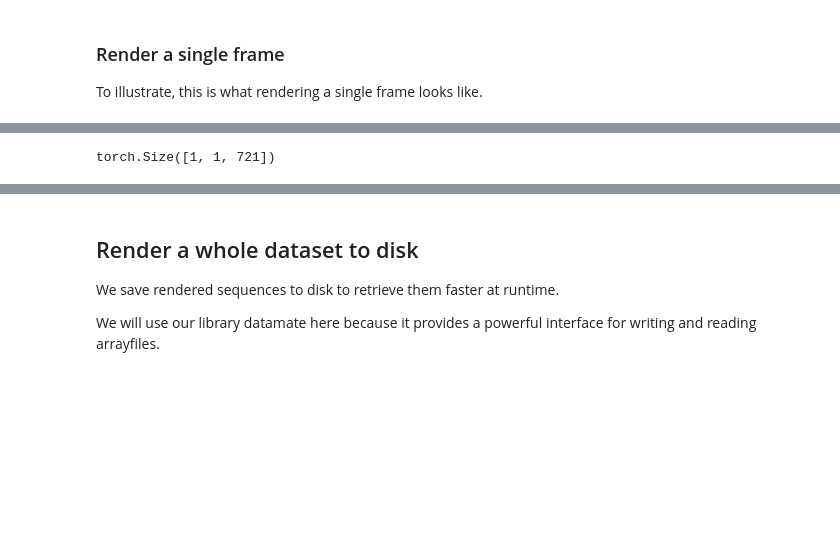
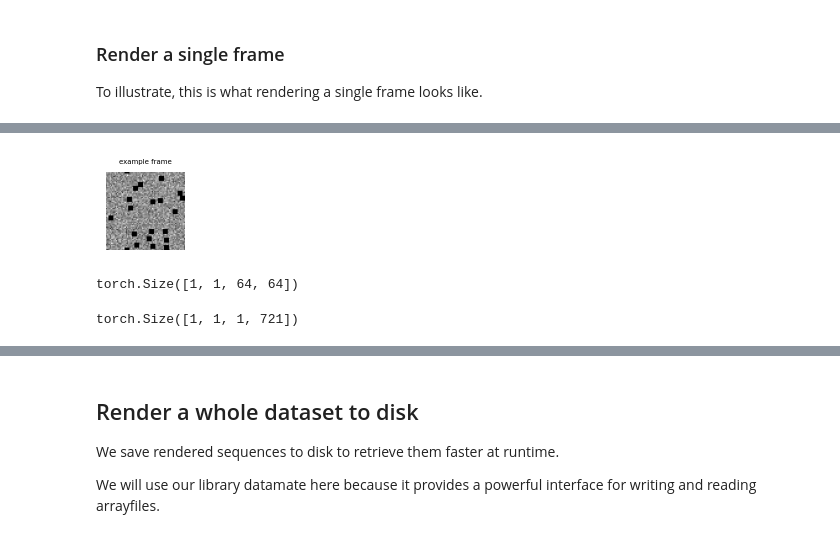
Before and after one commit to TuragaLab/flyvis, a Jupyter notebook: examples/07_flyvision_providing_custom_stimuli.ipynb, the cells around one changed output, grey strips where cells are left out. Saved outputs shown, nothing was run; the diff lists cells and outputs as text; code cells hidden in the pictures; blank space fills up the shorter version.

```diff
--- a/examples/07_flyvision_providing_custom_stimuli.ipynb
+++ b/examples/07_flyvision_providing_custom_stimuli.ipynb
@@ -77,10 +69,11 @@ moving_mnist_path = flyvision.root_dir / "mnist_test_seq.npy"
 # %%
-sequences = np.load(moving_mnist_path)
+# sequences = load_moving_mnist()
+sequences = random_walk_of_blocks()
 # %%
 single_frame = sequences[0, 0]
 # %%
 fig, ax = flyvision.plots.plt_utils.init_plot(figsize=[1, 1], fontsize=5)
 ax.imshow(single_frame, cmap=plt.cm.binary_r)
 ax = flyvision.plots.plt_utils.rm_spines(ax)
-_ = ax.set_title('example frame \nfrom Moving MNIST', fontsize=5)
+_ = ax.set_title('example frame', fontsize=5)
 # %% [output]
@@ -89,3 +80,4 @@ _ = ax.set_title('example frame \nfrom Moving MNIST', fontsize=5)
+[figure, added]
 # %%
 # the rendering uses pytorch native Conv2d module so it can be executed on GPU and fast
 # we first move the frame to GPU
@@ -94,6 +86,10 @@ single_frame = torch.Tensor(single_frame)
 # because the inputs to the receptors instance must have four dimensions (samples, frames, height, width),
 # we create two empty dimensions for samples and frames
 single_frame = single_frame[None, None]
+# %%
+single_frame.shape
+# %% [output]
+torch.Size([1, 1, 64, 64])
 # %%
 # to render the single frame we simply call the instance
 # this automatically rescales the frame to match the receptor layout as illustrated above
@@ -105,7 +101,7 @@ rendered = receptors(single_frame)
 # they correspond to sorted hexagonal coordinates (u-coordinate, v-coordinate, value)
 rendered.shape
 # %% [output]
-torch.Size([1, 1, 721])
+torch.Size([1, 1, 1, 721])
 # %%
 # the rendered frame is a slightly blurred version of the example
 fig, ax, _ = flyvision.plots.plots.quick_hex_scatter(
```
Also changed, not shown: parts of 22 cells of this notebook, 1 other file.
